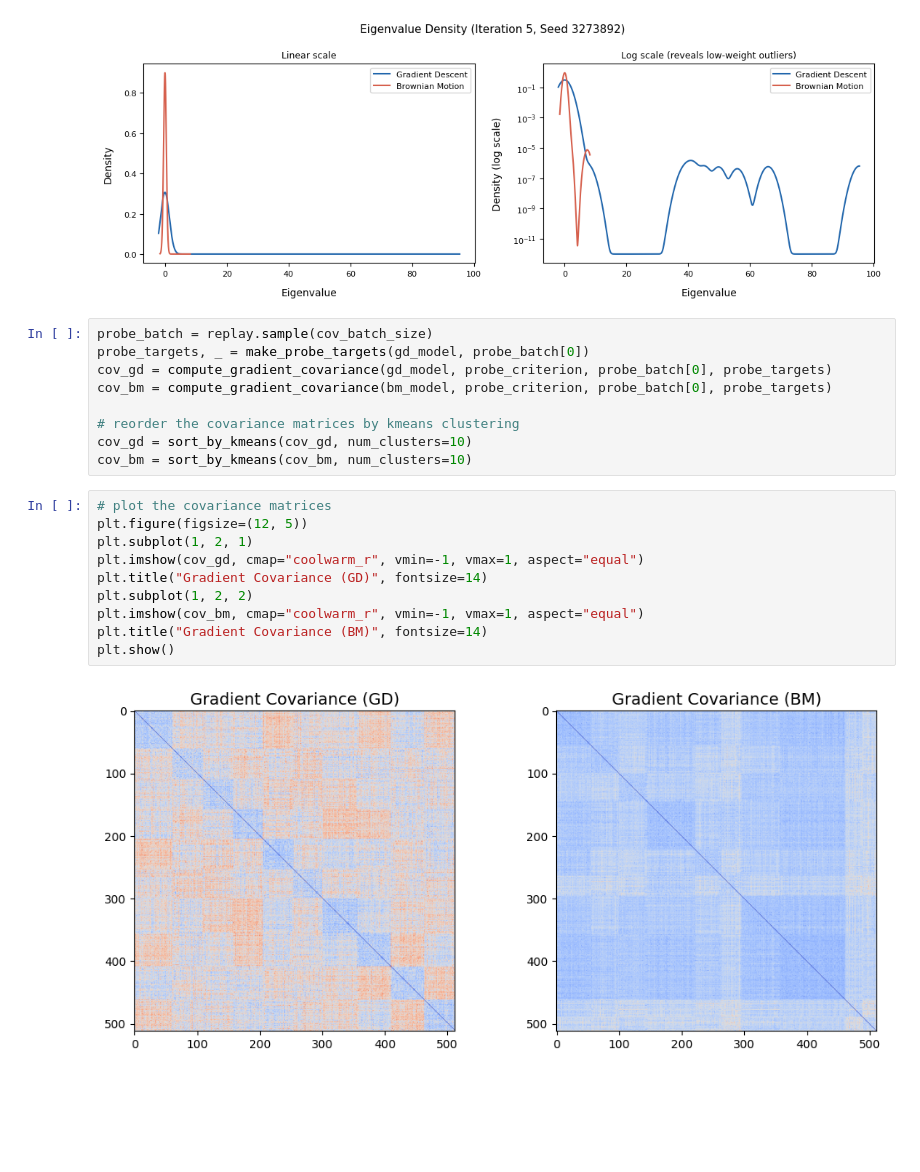
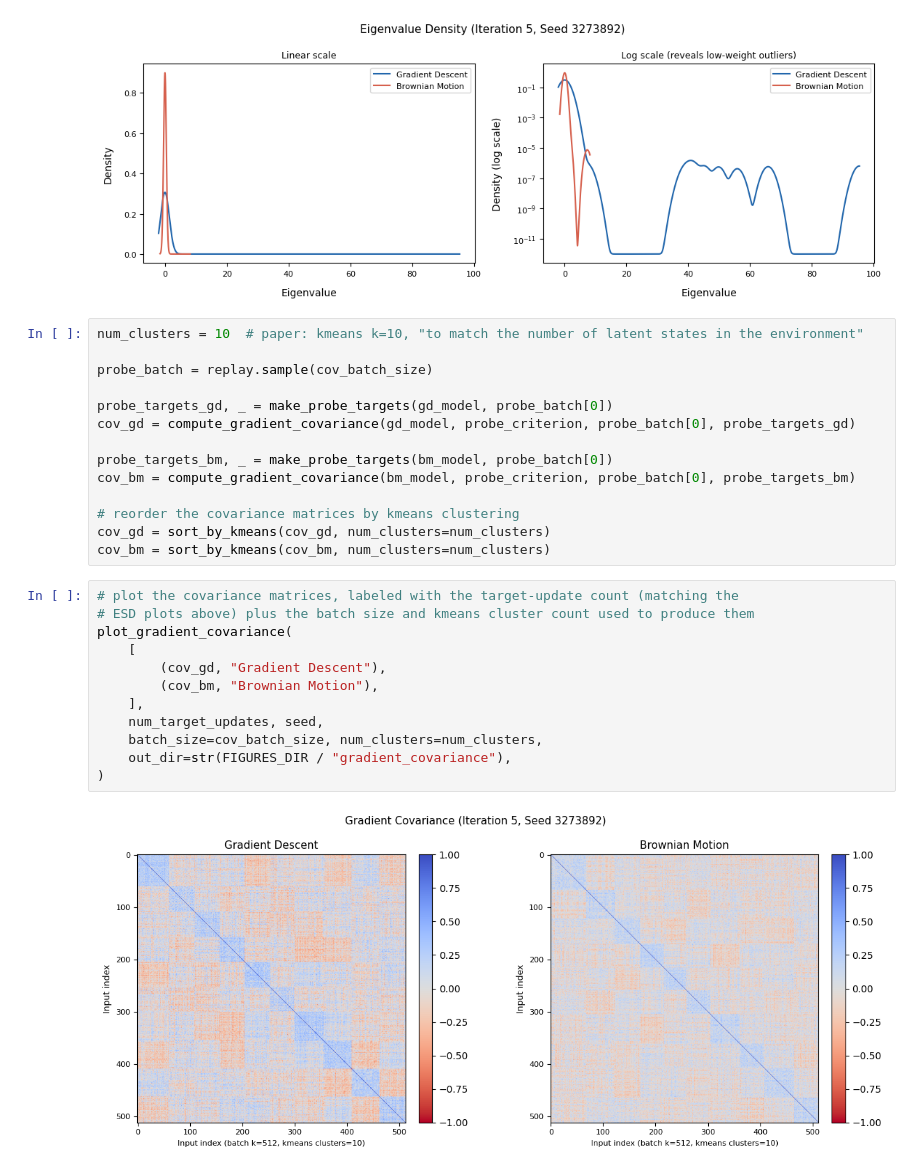
Before and after one commit to mahdigheidi/Masters-Study-Project, a Jupyter notebook: notebooks/figure2_brownian_motion_reproduction.ipynb, the cells around one changed output. Cells and saved outputs as stored; diff of their text form; blank space fills up the shorter version.

```diff
--- a/notebooks/figure2_brownian_motion_reproduction.ipynb
+++ b/notebooks/figure2_brownian_motion_reproduction.ipynb
@@ -344,23 +347,30 @@ get_esd_plot(
 # %% [output]
 [figure]
 # %%
+num_clusters = 10  # paper: kmeans k=10, "to match the number of latent states in the environment"
+
 probe_batch = replay.sample(cov_batch_size)
-probe_targets, _ = make_probe_targets(gd_model, probe_batch[0])
-cov_gd = compute_gradient_covariance(gd_model, probe_criterion, probe_batch[0], probe_targets)
-cov_bm = compute_gradient_covariance(bm_model, probe_criterion, probe_batch[0], probe_targets)
+
+probe_targets_gd, _ = make_probe_targets(gd_model, probe_batch[0])
+cov_gd = compute_gradient_covariance(gd_model, probe_criterion, probe_batch[0], probe_targets_gd)
+
+probe_targets_bm, _ = make_probe_targets(bm_model, probe_batch[0])
+cov_bm = compute_gradient_covariance(bm_model, probe_criterion, probe_batch[0], probe_targets_bm)
 
 # reorder the covariance matrices by kmeans clustering
-cov_gd = sort_by_kmeans(cov_gd, num_clusters=10)
-cov_bm = sort_by_kmeans(cov_bm, num_clusters=10)
+cov_gd = sort_by_kmeans(cov_gd, num_clusters=num_clusters)
+cov_bm = sort_by_kmeans(cov_bm, num_clusters=num_clusters)
 # %%
-# plot the covariance matrices
-plt.figure(figsize=(12, 5))
-plt.subplot(1, 2, 1)
-plt.imshow(cov_gd, cmap="coolwarm_r", vmin=-1, vmax=1, aspect="equal")
-plt.title("Gradient Covariance (GD)", fontsize=14)
-plt.subplot(1, 2, 2)
-plt.imshow(cov_bm, cmap="coolwarm_r", vmin=-1, vmax=1, aspect="equal")
-plt.title("Gradient Covariance (BM)", fontsize=14)
-plt.show()
+# plot the covariance matrices, labeled with the target-update count (matching the
+# ESD plots above) plus the batch size and kmeans cluster count used to produce them
+plot_gradient_covariance(
+    [
+        (cov_gd, "Gradient Descent"),
+        (cov_bm, "Brownian Motion"),
+    ],
+    num_target_updates, seed,
+    batch_size=cov_batch_size, num_clusters=num_clusters,
+    out_dir=str(FIGURES_DIR / "gradient_covariance"),
+)
 # %% [output]
-[figure, old version]
+[figure, new version]
```
Also changed, not shown: parts of 1 cell of this notebook, 1 other file.
